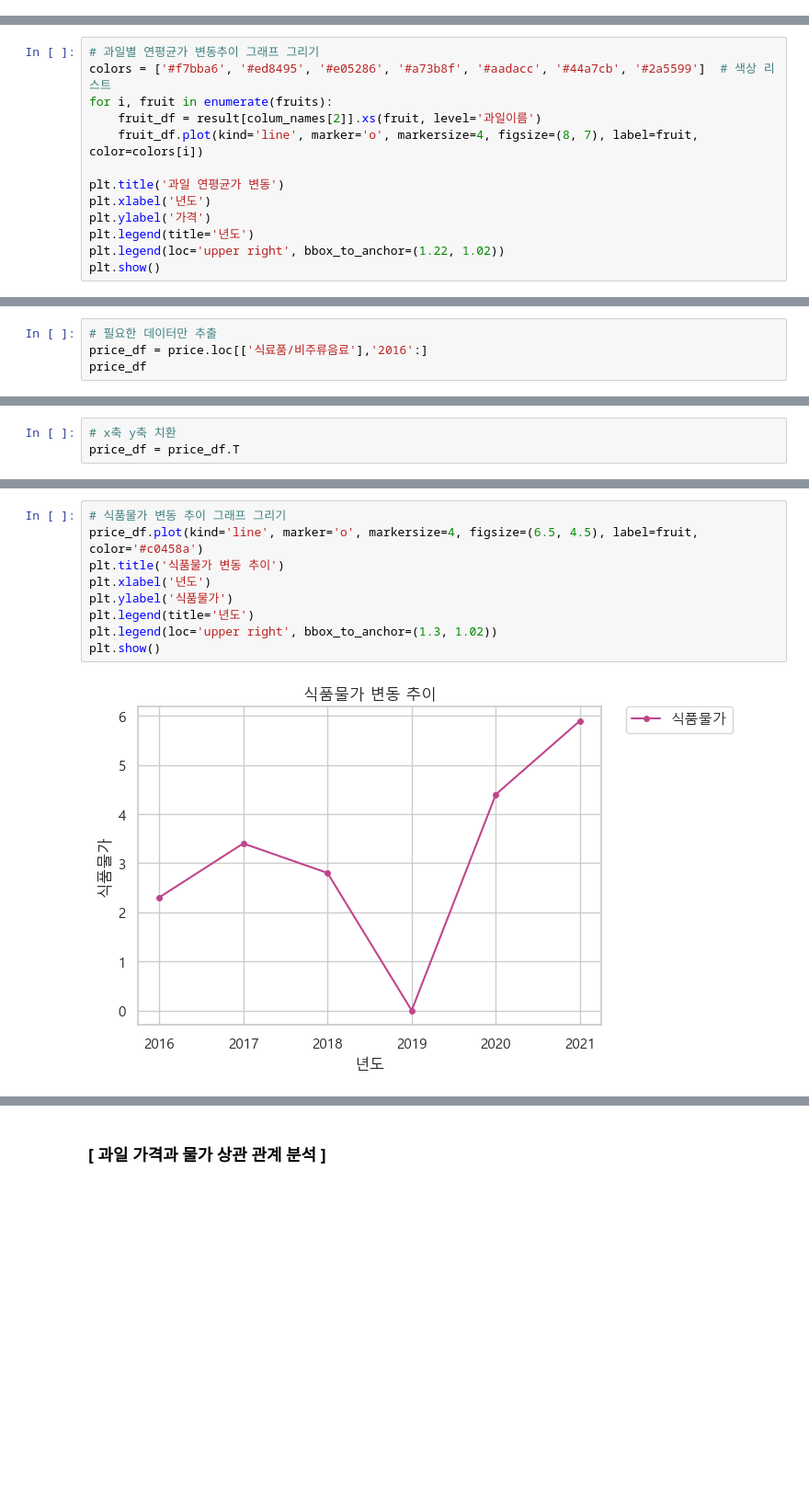
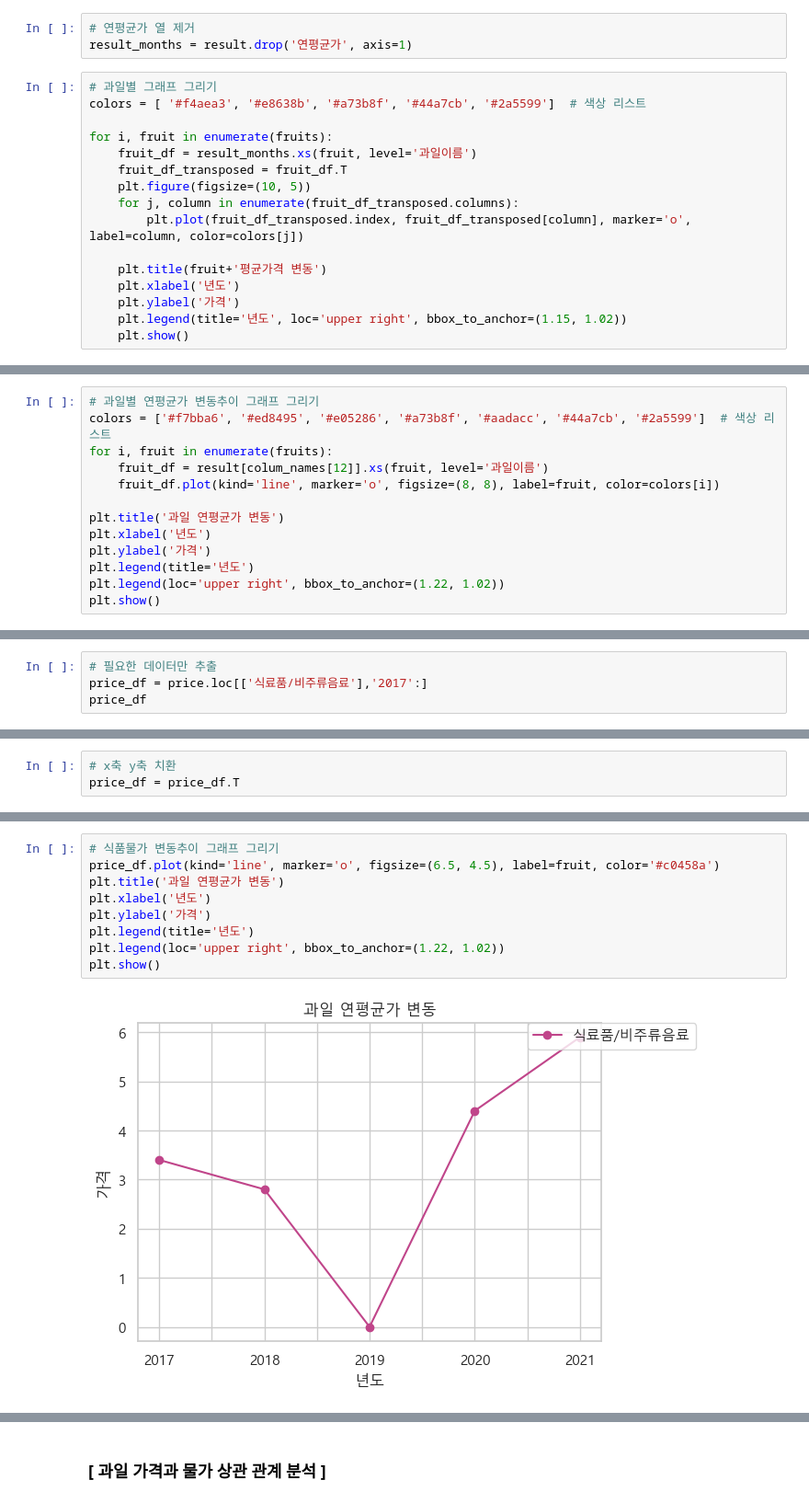
Before and after one commit to jdawoony/big-data-analytics, a Jupyter notebook: 데이터분석 (국내 과일 시장과 소비 분석).ipynb, the cells around one changed output, grey strips where cells are left out. Shown at 92% size. Saved outputs shown, nothing was run; the diff lists cells and outputs as text; blank space fills up the shorter version.

```diff
--- a/데이터분석 (국내 과일 시장과 소비 분석).ipynb
+++ b/데이터분석 (국내 과일 시장과 소비 분석).ipynb
@@ -732,0 +734,19 @@ plt.show()
+# %%
+# 연평균가 열 제거
+result_months = result.drop('연평균가', axis=1)
+# %%
+# 과일별 그래프 그리기
+colors = [ '#f4aea3', '#e8638b', '#a73b8f', '#44a7cb', '#2a5599']  # 색상 리스트
+
+for i, fruit in enumerate(fruits):
+    fruit_df = result_months.xs(fruit, level='과일이름')
+    fruit_df_transposed = fruit_df.T
+    plt.figure(figsize=(10, 5))
+    for j, column in enumerate(fruit_df_transposed.columns):
+        plt.plot(fruit_df_transposed.index, fruit_df_transposed[column], marker='o', label=column, color=colors[j])
+
+    plt.title(fruit+'평균가격 변동')
+    plt.xlabel('년도')
+    plt.ylabel('가격')
+    plt.legend(title='년도', loc='upper right', bbox_to_anchor=(1.15, 1.02))
+    plt.show()
@@ -736,8 +764,8 @@ plt.show()
 # 과일별 연평균가 변동추이 그래프 그리기
 colors = ['#f7bba6', '#ed8495', '#e05286', '#a73b8f', '#aadacc', '#44a7cb', '#2a5599']  # 색상 리스트
 for i, fruit in enumerate(fruits):
-    fruit_df = result[colum_names[2]].xs(fruit, level='과일이름')
-    fruit_df.plot(kind='line', marker='o', markersize=4, figsize=(8, 7), label=fruit, color=colors[i])
+    fruit_df = result[colum_names[12]].xs(fruit, level='과일이름')
+    fruit_df.plot(kind='line', marker='o', figsize=(8, 8), label=fruit, color=colors[i])
 
 plt.title('과일 연평균가 변동')
 plt.xlabel('년도')
@@ -781,6 +809,6 @@ price
 | 기타 상품 및 서비스 | -3.3 | 0.5 | 3.1 | 2.7 | 3.4 | 2.8 | 0.6 | 1.6 | 2.0 | 2.0 |
 # %%
 # 필요한 데이터만 추출
-price_df = price.loc[['식료품/비주류음료'],'2016':]
+price_df = price.loc[['식료품/비주류음료'],'2017':]
 price_df
 # %% [output]
@@ -795,11 +820,11 @@ price_df = price_df.rename(columns={'식료품/비주류음료':'식품물가'})
 # %%
-# 식품물가 변동 추이 그래프 그리기
-price_df.plot(kind='line', marker='o', markersize=4, figsize=(6.5, 4.5), label=fruit, color='#c0458a')
-plt.title('식품물가 변동 추이')
+# 식품물가 변동추이 그래프 그리기
+price_df.plot(kind='line', marker='o', figsize=(6.5, 4.5), label=fruit, color='#c0458a')
+plt.title('과일 연평균가 변동')
 plt.xlabel('년도')
-plt.ylabel('식품물가')
+plt.ylabel('가격')
 plt.legend(title='년도')
-plt.legend(loc='upper right', bbox_to_anchor=(1.3, 1.02))
+plt.legend(loc='upper right', bbox_to_anchor=(1.22, 1.02))
 plt.show()
 # %% [output]
-[figure, old version]
+[figure, new version]
```
Also changed, not shown: parts of 124 cells of this notebook, 12 other files.
